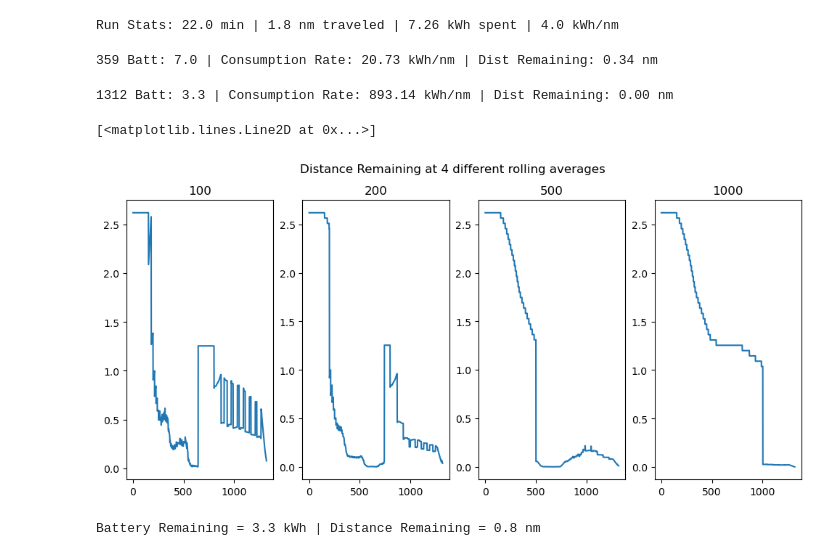
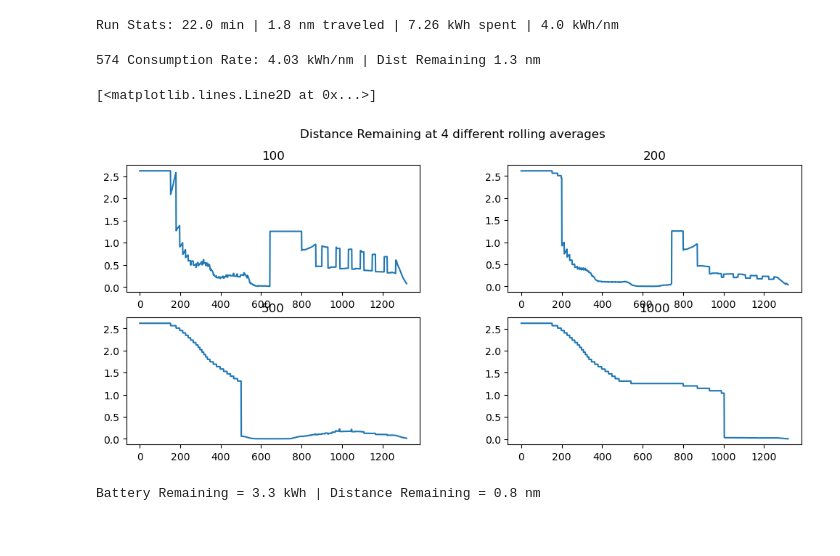
Before and after one commit to eliu420/photon-range-estimator, a Jupyter notebook: Guppy_test_loop.ipynb, the cells around one changed output. Cells and saved outputs as stored; diff of their text form; code cells hidden in the pictures.

```diff
--- a/Guppy_test_loop.ipynb
+++ b/Guppy_test_loop.ipynb
@@ -93,41 +93,42 @@ for N in Nlist:
         roll_consumption = roll_batt_consumed/roll_dist_traveled                                        #kWh/nm
 
         if i < N or roll_consumption==0:
             dist_remaining = batt/cached_avg      # This will need to change because we won't know the average with real-time data
             print('%d Consumption Rate: %.2f kWh/nm | Dist Remaining %.1f nm' % (i, cached_avg, dist_remaining), end=' \r')
             # time.sleep(0.001)
         else:
             dist_remaining = batt/roll_consumption   #nm
             print('%d Batt: %.1f | Consumption Rate: %.2f kWh/nm | Dist Remaining: %.2f nm' % (i, batt, roll_consumption, dist_remaining), end=' \r')
             # time.sleep(.001)
 
         dist_list.append(dist_remaining)
 
     distances.append(dist_list)
 
 plt.figure(figsize = (12,5))
 plt.suptitle('Distance Remaining at 4 different rolling averages')
 
-plt.subplot(1,4,1)
+plt.subplot(2,2,1)
 plt.title(Nlist[1])
 plt.plot(df['Time'], distances[1])
 
-plt.subplot(1,4,2)
+plt.subplot(2,2,2)
 plt.title(Nlist[2])
 plt.plot(df['Time'], distances[2])
 
-plt.subplot(1,4,3)
+plt.subplots_adjust(wspace = 0.3)
+
+plt.subplot(2,2,3)
 plt.title(Nlist[3])
 plt.plot(df['Time'], distances[3])
 
-plt.subplot(1,4,4)
+plt.subplot(2,2,4)
 plt.title(Nlist[4])
 plt.plot(df['Time'], distances[4])
 # %% [output]
-359 Batt: 7.0 | Consumption Rate: 20.73 kWh/nm | Dist Remaining: 0.34 nm
+574 Consumption Rate: 4.03 kWh/nm | Dist Remaining 1.3 nm
-1312 Batt: 3.3 | Consumption Rate: 893.14 kWh/nm | Dist Remaining: 0.00 nm
+[<matplotlib.lines.Line2D at 0x...>]
-[<matplotlib.lines.Line2D at 0x...>]
-[figure, old version]
+[figure, new version]
 # %%
 """Test Loop for Plot: An attempt to plot time versus distance remaining,
    calculated every 10 seconds in order to smooth final curve.
```
